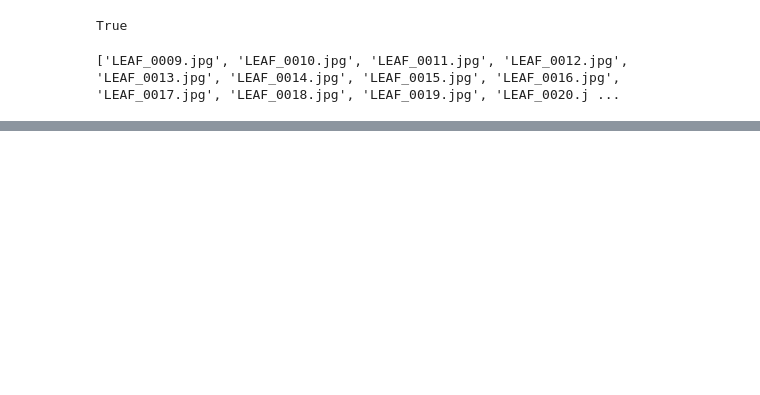
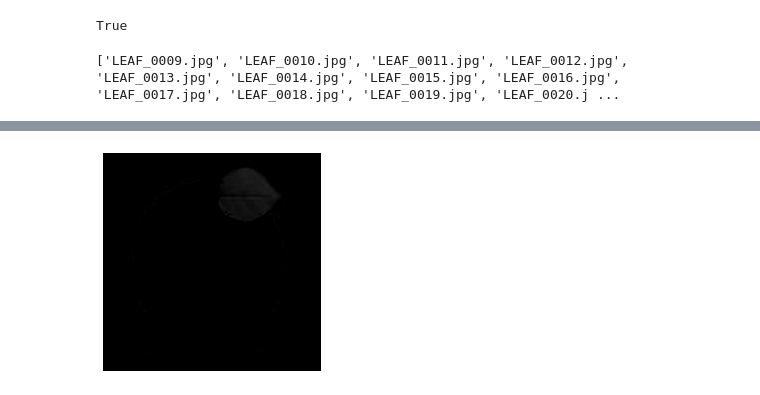
Before and after one commit to aljimenezza/Leaf-Segmentation, a Jupyter notebook: Segmentacion.ipynb, the cells around one changed output, grey strips where cells are left out. Cells and saved outputs as stored; diff of their text form; code cells hidden in the pictures; blank space fills up the shorter version.

```diff
--- a/Segmentacion.ipynb
+++ b/Segmentacion.ipynb
@@ -73,14 +82,14 @@ print(files[0:20])
 # %% [output]
 ['LEAF_0009.jpg', 'LEAF_0010.jpg', 'LEAF_0011.jpg', 'LEAF_0012.jpg', 'LEAF_0013.jpg', 'LEAF_0014.jpg', 'LEAF_0015.jpg', 'LEAF_0016.jpg', 'LEAF_0017.jpg', 'LEAF_0018.jpg', 'LEAF_0019.jpg', 'LEAF_0020.j ...
 # %%
-for name in files:
-    img_or = cv2.imread(f'DataSet/train/{name}')
-    imagen_r = np.dot(img_or,abc_r)
-    imagen_g = np.dot(img_or,abc_g)
-    imagen_b = np.dot(img_or,abc_b)
-    cv2.imwrite(f'DataSet/Canales/R/{name}',imagen_r)
-    cv2.imwrite(f'DataSet/Canales/G/{name}',imagen_g)
-    cv2.imwrite(f'DataSet/Canales/B/{name}',imagen_b)
+# for name in files:
+#     img_or = cv2.imread(f'DataSet/train/{name}')
+#     imagen_r = np.dot(img_or,abc_r)
+#     imagen_g = np.dot(img_or,abc_g)
+#     imagen_b = np.dot(img_or,abc_b)
+#     cv2.imwrite(f'DataSet/Canales/R/{name}',imagen_r)
+#     cv2.imwrite(f'DataSet/Canales/G/{name}',imagen_g)
+#     cv2.imwrite(f'DataSet/Canales/B/{name}',imagen_b)
 # %%
 def plot_img_hist (image,title,subrows,subcols,num,size1,size2):
     fig = plt.figure(figsize=(size1,size2))
@@ -111,0 +141,5 @@ for name in files[0:30]:
+# %%
+leaf = img_gray - imagen_b
+plot(leaf)
+# %% [output]
+[figure, added]
```
Also changed, not shown: parts of 9 cells of this notebook.
